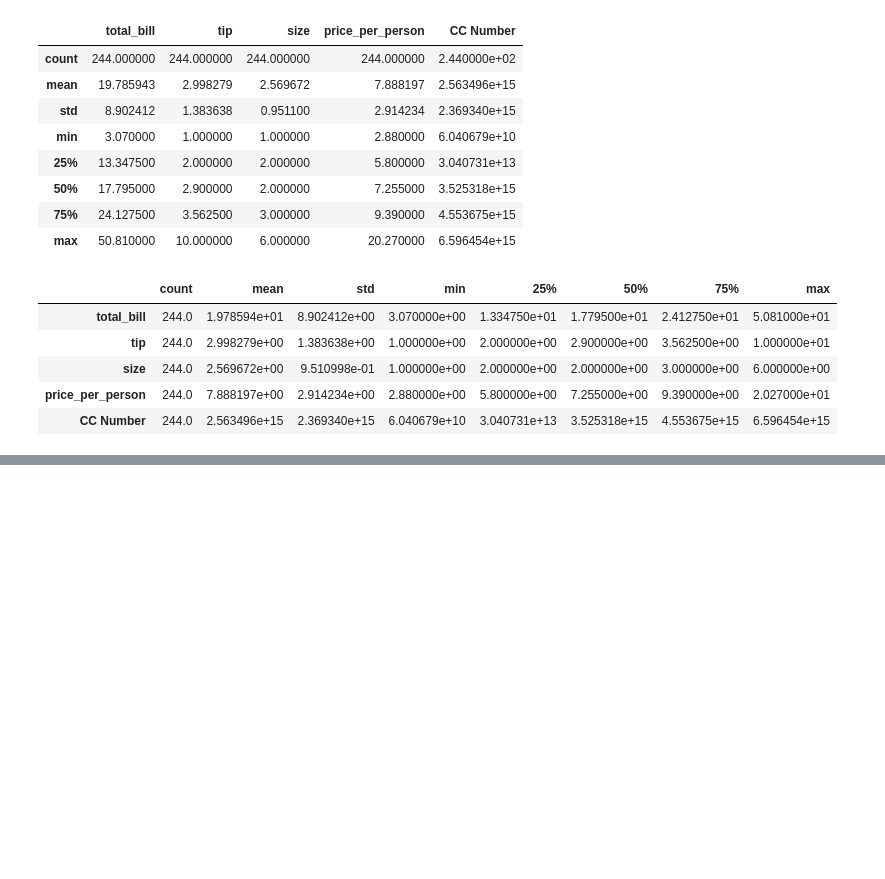
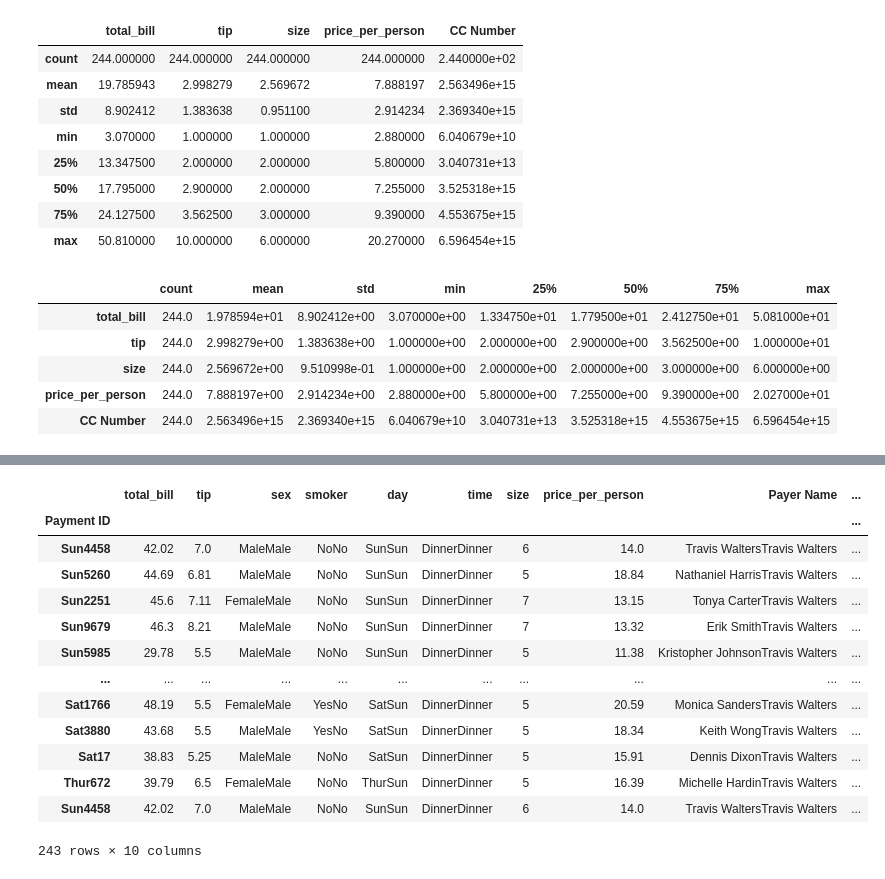
Before and after one commit to ayushgupta-repo/DATA_SCIENCE, a Jupyter notebook: 05_pandas/video_4.ipynb, the cells around one changed output, grey strips where cells are left out. Drawn from its saved outputs; the diff is of its cells as text; code cells hidden in the pictures; blank space fills up the shorter version.

```diff
--- a/05_pandas/video_4.ipynb
+++ b/05_pandas/video_4.ipynb
@@ -214,0 +619,19 @@ df.describe().transpose()
+# %%
+df = df + one_row
+
+df
+# %% [output]
+|  | total_bill | tip | sex | smoker | day | time | size | price_per_person | Payer Name | ... |
+| Payment ID |  |  |  |  |  |  |  |  |  | ... |
+| Sun4458 | 42.02 | 7.0 | MaleMale | NoNo | SunSun | DinnerDinner | 6 | 14.0 | Travis WaltersTravis Walters | ... |
+| Sun5260 | 44.69 | 6.81 | MaleMale | NoNo | SunSun | DinnerDinner | 5 | 18.84 | Nathaniel HarrisTravis Walters | ... |
+| Sun2251 | 45.6 | 7.11 | FemaleMale | NoNo | SunSun | DinnerDinner | 7 | 13.15 | Tonya CarterTravis Walters | ... |
+| Sun9679 | 46.3 | 8.21 | MaleMale | NoNo | SunSun | DinnerDinner | 7 | 13.32 | Erik SmithTravis Walters | ... |
+| Sun5985 | 29.78 | 5.5 | MaleMale | NoNo | SunSun | DinnerDinner | 5 | 11.38 | Kristopher JohnsonTravis Walters | ... |
+| ... | ... | ... | ... | ... | ... | ... | ... | ... | ... | ... |
+| Sat1766 | 48.19 | 5.5 | FemaleMale | YesNo | SatSun | DinnerDinner | 5 | 20.59 | Monica SandersTravis Walters | ... |
+| Sat3880 | 43.68 | 5.5 | MaleMale | YesNo | SatSun | DinnerDinner | 5 | 18.34 | Keith WongTravis Walters | ... |
+| Sat17 | 38.83 | 5.25 | MaleMale | NoNo | SatSun | DinnerDinner | 5 | 15.91 | Dennis DixonTravis Walters | ... |
+| Thur672 | 39.79 | 6.5 | FemaleMale | NoNo | ThurSun | DinnerDinner | 5 | 16.39 | Michelle HardinTravis Walters | ... |
+| Sun4458 | 42.02 | 7.0 | MaleMale | NoNo | SunSun | DinnerDinner | 6 | 14.0 | Travis WaltersTravis Walters | ... |
+243 rows × 10 columns
```
Also changed, not shown: parts of 38 cells of this notebook.
